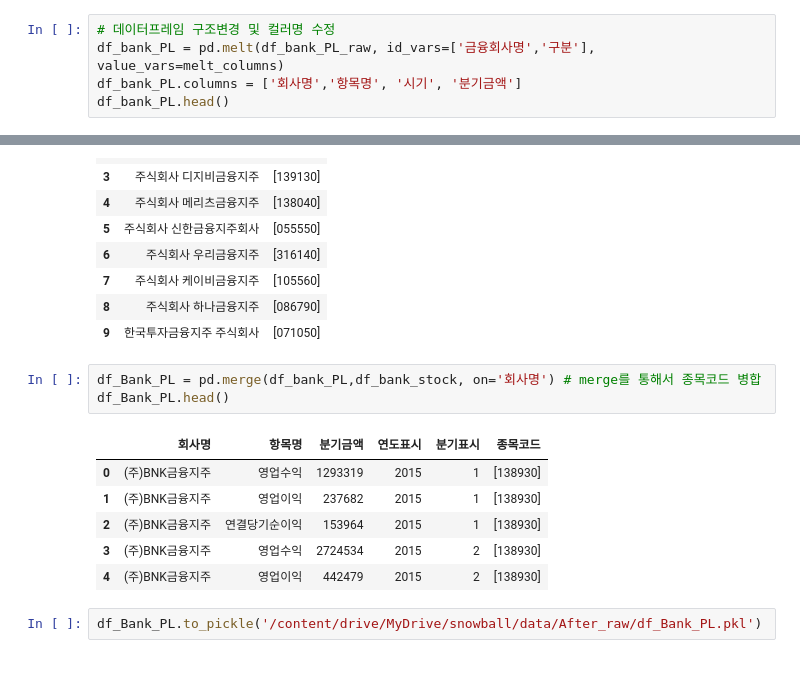
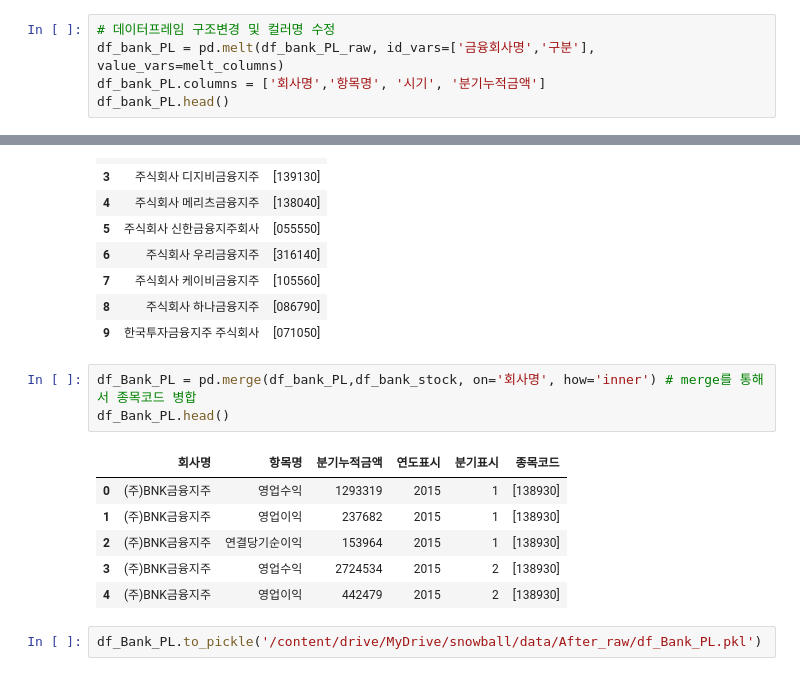
Before and after one commit to Ryong1998/snowball, a Jupyter notebook: 2_Data_Preparation.ipynb, the cells around one changed output, grey strips where cells are left out. Saved outputs shown, nothing was run; the diff lists cells and outputs as text.

```diff
--- a/2_Data_Preparation.ipynb
+++ b/2_Data_Preparation.ipynb
@@ -1217,6 +1217,6 @@ melt_columns
 # %%
 # 데이터프레임 구조변경 및 컬러명 수정
 df_bank_PL = pd.melt(df_bank_PL_raw, id_vars=['금융회사명','구분'], value_vars=melt_columns)
-df_bank_PL.columns = ['회사명','항목명', '시기', '분기금액']
+df_bank_PL.columns = ['회사명','항목명', '시기', '분기누적금액']
 df_bank_PL.head()
 # %% [output]
@@ -1267,10 +1267,10 @@ df_bank_stock
 | 8 | 주식회사 하나금융지주 | [086790] |
 | 9 | 한국투자금융지주 주식회사 | [071050] |
 # %%
-df_Bank_PL = pd.merge(df_bank_PL,df_bank_stock, on='회사명') # merge를 통해서 종목코드 병합
+df_Bank_PL = pd.merge(df_bank_PL,df_bank_stock, on='회사명', how='inner') # merge를 통해서 종목코드 병합
 df_Bank_PL.head()
 # %% [output]
-|  | 회사명 | 항목명 | 분기금액 | 연도표시 | 분기표시 | 종목코드 |
+|  | 회사명 | 항목명 | 분기누적금액 | 연도표시 | 분기표시 | 종목코드 |
 | 0 | (주)BNK금융지주 | 영업수익 | 1293319 | 2015 | 1 | [138930] |
 | 1 | (주)BNK금융지주 | 영업이익 | 237682 | 2015 | 1 | [138930] |
 | 2 | (주)BNK금융지주 | 연결당기순이익 | 153964 | 2015 | 1 | [138930] |
```
Also changed, not shown: parts of 111 cells of this notebook.
